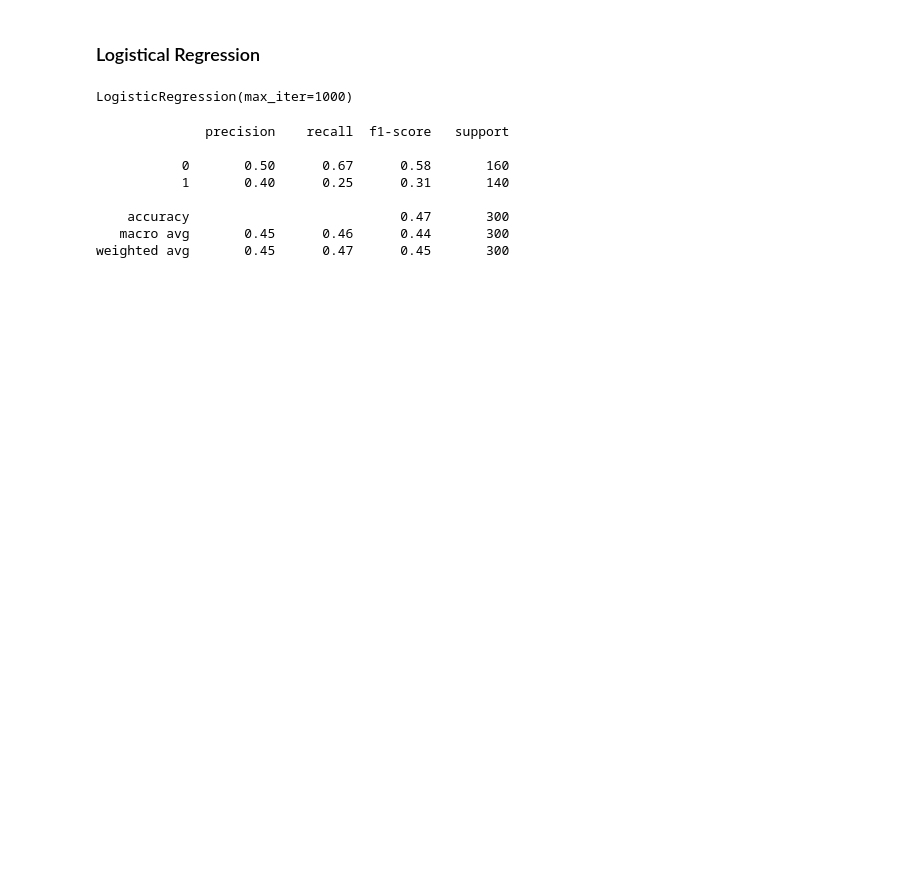
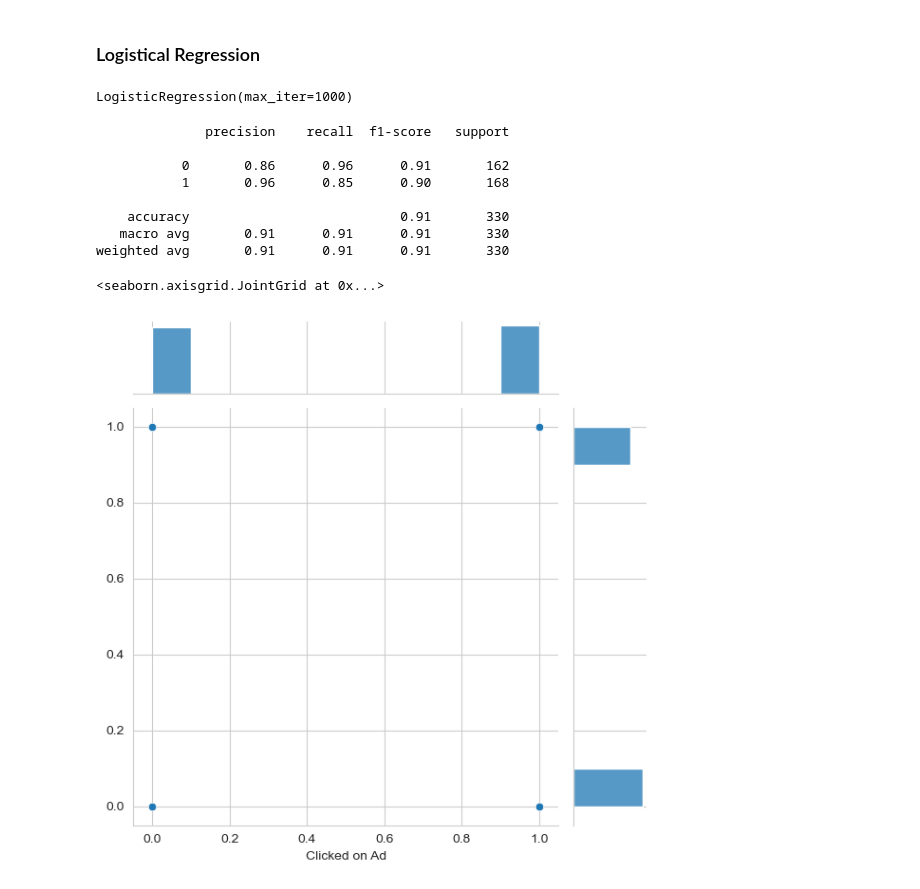
Before and after one commit to ArataKamikaze/AI_Class, a Jupyter notebook: assignments/logistical_regression_advertisements/log_reg.ipynb, the cells around one changed output. Cells and saved outputs as stored; diff of their text form; code cells hidden in the pictures; blank space fills up the shorter version.

```diff
--- a/assignments/logistical_regression_advertisements/log_reg.ipynb
+++ b/assignments/logistical_regression_advertisements/log_reg.ipynb
@@ -85,8 +91,13 @@ sns.pairplot(ad_data, hue='Clicked on Ad')
 ### Logistical Regression
 # %%
 from sklearn.model_selection import train_test_split
+# %%
+#  Adition
+X = ad_data[['Daily Time Spent on Site', 'Age', 'Area Income','Daily Internet Usage', 'Male']]
+y = ad_data['Clicked on Ad']
 # %%
-X_train, X_test, y_train, y_test = train_test_split(ad_data[['Area Income', 'Daily Internet Usage']],ad_data['Male'],test_size=0.30,random_state=101)
+#X_train, X_test, y_train, y_test = train_test_split(ad_data[['Area Income', 'Daily Internet Usage']],ad_data['Male'],test_size=0.30,random_state=101)
+X_train, X_test, y_train, y_test = train_test_split(X, y, test_size=0.33,random_state=42)
 # %%
 from sklearn.linear_model import LogisticRegression
 # %%
@@ -103,9 +114,14 @@ print(classification_report(y_test,predictions))
 # %% [output]
               precision    recall  f1-score   support
 
-           0       0.50      0.67      0.58       160
-           1       0.40      0.25      0.31       140
+           0       0.86      0.96      0.91       162
+           1       0.96      0.85      0.90       168
 
-    accuracy                           0.47       300
-   macro avg       0.45      0.46      0.44       300
-weighted avg       0.45      0.47      0.45       300
+    accuracy                           0.91       330
+   macro avg       0.91      0.91      0.91       330
+weighted avg       0.91      0.91      0.91       330
+# %%
+sns.jointplot(x = y_test, y = predictions)
+# %% [output]
+<seaborn.axisgrid.JointGrid at 0x...>
+[figure, added]
```
Also changed, not shown: parts of 9 cells of this notebook, 2 other files.
